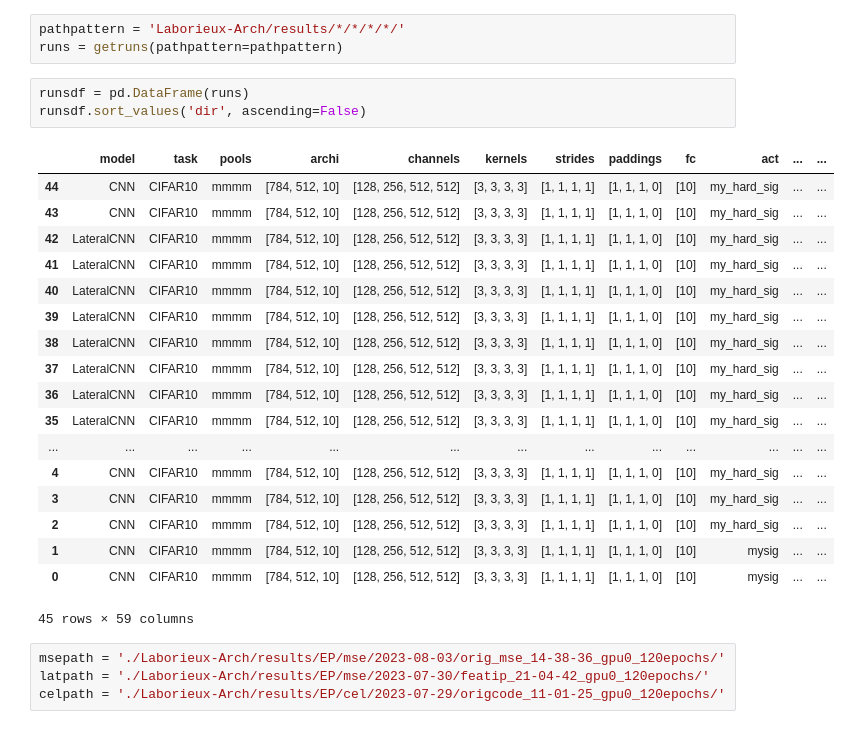
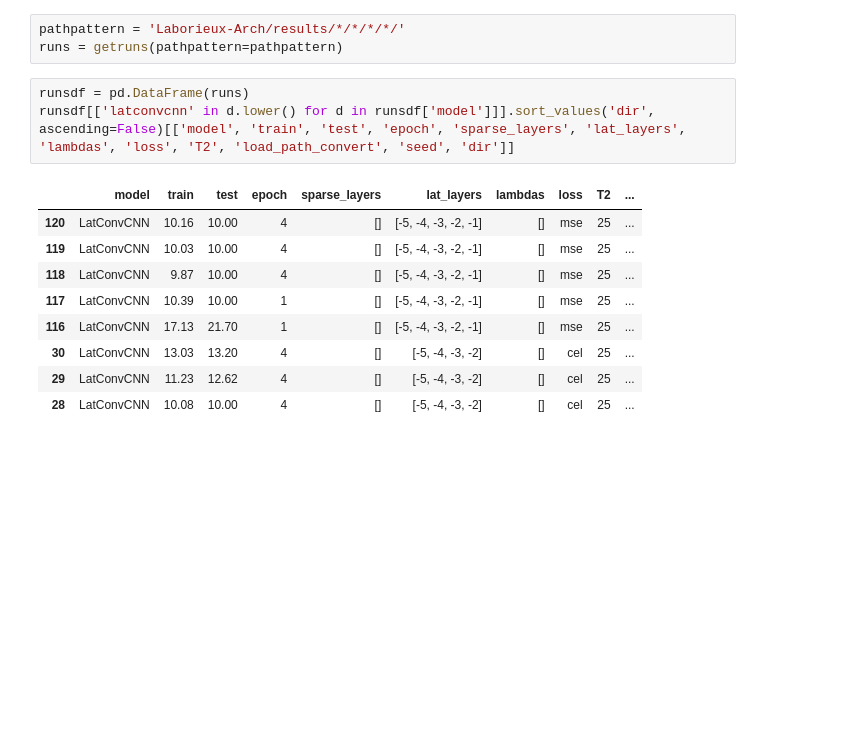
Before and after one commit to ajherman/Equilibrium-Propagation, a Jupyter notebook: Untitled.ipynb, the cells around one changed output. Drawn from its saved outputs; the diff is of its cells as text; blank space fills up the shorter version.

Commit message:
testing various sparsity methods, lambda nudge, lateral connections. unsupervised methods (hebbian), and random noise as robustness training

```diff
--- a/Untitled.ipynb
+++ b/Untitled.ipynb
@@ -23,27 +21,14 @@ pathpattern = 'Laborieux-Arch/results/*/*/*/*/'
 runs = getruns(pathpattern=pathpattern)
 # %%
 runsdf = pd.DataFrame(runs)
-runsdf.sort_values('dir', ascending=False)
+runsdf[['latconvcnn' in d.lower() for d in runsdf['model']]].sort_values('dir', ascending=False)[['model', 'train', 'test', 'epoch', 'sparse_layers', 'lat_layers', 'lambdas', 'loss', 'T2', 'load_path_convert', 'seed', 'dir']]
 # %% [output]
-|  | model | task | pools | archi | channels | kernels | strides | paddings | fc | act | ... | ... |
-| 44 | CNN | CIFAR10 | mmmm | [784, 512, 10] | [128, 256, 512, 512] | [3, 3, 3, 3] | [1, 1, 1, 1] | [1, 1, 1, 0] | [10] | my_hard_sig | ... | ... |
-| 43 | CNN | CIFAR10 | mmmm | [784, 512, 10] | [128, 256, 512, 512] | [3, 3, 3, 3] | [1, 1, 1, 1] | [1, 1, 1, 0] | [10] | my_hard_sig | ... | ... |
-| 42 | LateralCNN | CIFAR10 | mmmm | [784, 512, 10] | [128, 256, 512, 512] | [3, 3, 3, 3] | [1, 1, 1, 1] | [1, 1, 1, 0] | [10] | my_hard_sig | ... | ... |
-| 41 | LateralCNN | CIFAR10 | mmmm | [784, 512, 10] | [128, 256, 512, 512] | [3, 3, 3, 3] | [1, 1, 1, 1] | [1, 1, 1, 0] | [10] | my_hard_sig | ... | ... |
-| 40 | LateralCNN | CIFAR10 | mmmm | [784, 512, 10] | [128, 256, 512, 512] | [3, 3, 3, 3] | [1, 1, 1, 1] | [1, 1, 1, 0] | [10] | my_hard_sig | ... | ... |
-| 39 | LateralCNN | CIFAR10 | mmmm | [784, 512, 10] | [128, 256, 512, 512] | [3, 3, 3, 3] | [1, 1, 1, 1] | [1, 1, 1, 0] | [10] | my_hard_sig | ... | ... |
-| 38 | LateralCNN | CIFAR10 | mmmm | [784, 512, 10] | [128, 256, 512, 512] | [3, 3, 3, 3] | [1, 1, 1, 1] | [1, 1, 1, 0] | [10] | my_hard_sig | ... | ... |
-| 37 | LateralCNN | CIFAR10 | mmmm | [784, 512, 10] | [128, 256, 512, 512] | [3, 3, 3, 3] | [1, 1, 1, 1] | [1, 1, 1, 0] | [10] | my_hard_sig | ... | ... |
-| 36 | LateralCNN | CIFAR10 | mmmm | [784, 512, 10] | [128, 256, 512, 512] | [3, 3, 3, 3] | [1, 1, 1, 1] | [1, 1, 1, 0] | [10] | my_hard_sig | ... | ... |
-| 35 | LateralCNN | CIFAR10 | mmmm | [784, 512, 10] | [128, 256, 512, 512] | [3, 3, 3, 3] | [1, 1, 1, 1] | [1, 1, 1, 0] | [10] | my_hard_sig | ... | ... |
-| ... | ... | ... | ... | ... | ... | ... | ... | ... | ... | ... | ... | ... |
-| 4 | CNN | CIFAR10 | mmmm | [784, 512, 10] | [128, 256, 512, 512] | [3, 3, 3, 3] | [1, 1, 1, 1] | [1, 1, 1, 0] | [10] | my_hard_sig | ... | ... |
-| 3 | CNN | CIFAR10 | mmmm | [784, 512, 10] | [128, 256, 512, 512] | [3, 3, 3, 3] | [1, 1, 1, 1] | [1, 1, 1, 0] | [10] | my_hard_sig | ... | ... |
-| 2 | CNN | CIFAR10 | mmmm | [784, 512, 10] | [128, 256, 512, 512] | [3, 3, 3, 3] | [1, 1, 1, 1] | [1, 1, 1, 0] | [10] | my_hard_sig | ... | ... |
-| 1 | CNN | CIFAR10 | mmmm | [784, 512, 10] | [128, 256, 512, 512] | [3, 3, 3, 3] | [1, 1, 1, 1] | [1, 1, 1, 0] | [10] | mysig | ... | ... |
-| 0 | CNN | CIFAR10 | mmmm | [784, 512, 10] | [128, 256, 512, 512] | [3, 3, 3, 3] | [1, 1, 1, 1] | [1, 1, 1, 0] | [10] | mysig | ... | ... |
+|  | model | train | test | epoch | sparse_layers | lat_layers | lambdas | loss | T2 | ... |
+| 120 | LatConvCNN | 10.16 | 10.00 | 4 | [] | [-5, -4, -3, -2, -1] | [] | mse | 25 | ... |
+| 119 | LatConvCNN | 10.03 | 10.00 | 4 | [] | [-5, -4, -3, -2, -1] | [] | mse | 25 | ... |
+| 118 | LatConvCNN | 9.87 | 10.00 | 4 | [] | [-5, -4, -3, -2, -1] | [] | mse | 25 | ... |
+| 117 | LatConvCNN | 10.39 | 10.00 | 1 | [] | [-5, -4, -3, -2, -1] | [] | mse | 25 | ... |
+| 116 | LatConvCNN | 17.13 | 21.70 | 1 | [] | [-5, -4, -3, -2, -1] | [] | mse | 25 | ... |
+| 30 | LatConvCNN | 13.03 | 13.20 | 4 | [] | [-5, -4, -3, -2] | [] | cel | 25 | ... |
+| 29 | LatConvCNN | 11.23 | 12.62 | 4 | [] | [-5, -4, -3, -2] | [] | cel | 25 | ... |
+| 28 | LatConvCNN | 10.08 | 10.00 | 4 | [] | [-5, -4, -3, -2] | [] | cel | 25 | ... |
-45 rows × 59 columns
-# %%
-msepath = './Laborieux-Arch/results/EP/mse/2023-08-03/orig_mse_14-38-36_gpu0_120epochs/'
-latpath = './Laborieux-Arch/results/EP/mse/2023-07-30/featip_21-04-42_gpu0_120epochs/'
-celpath = './Laborieux-Arch/results/EP/cel/2023-07-29/origcode_11-01-25_gpu0_120epochs/'
```
Also changed, not shown: parts of 6 cells of this notebook, 49 other files.
